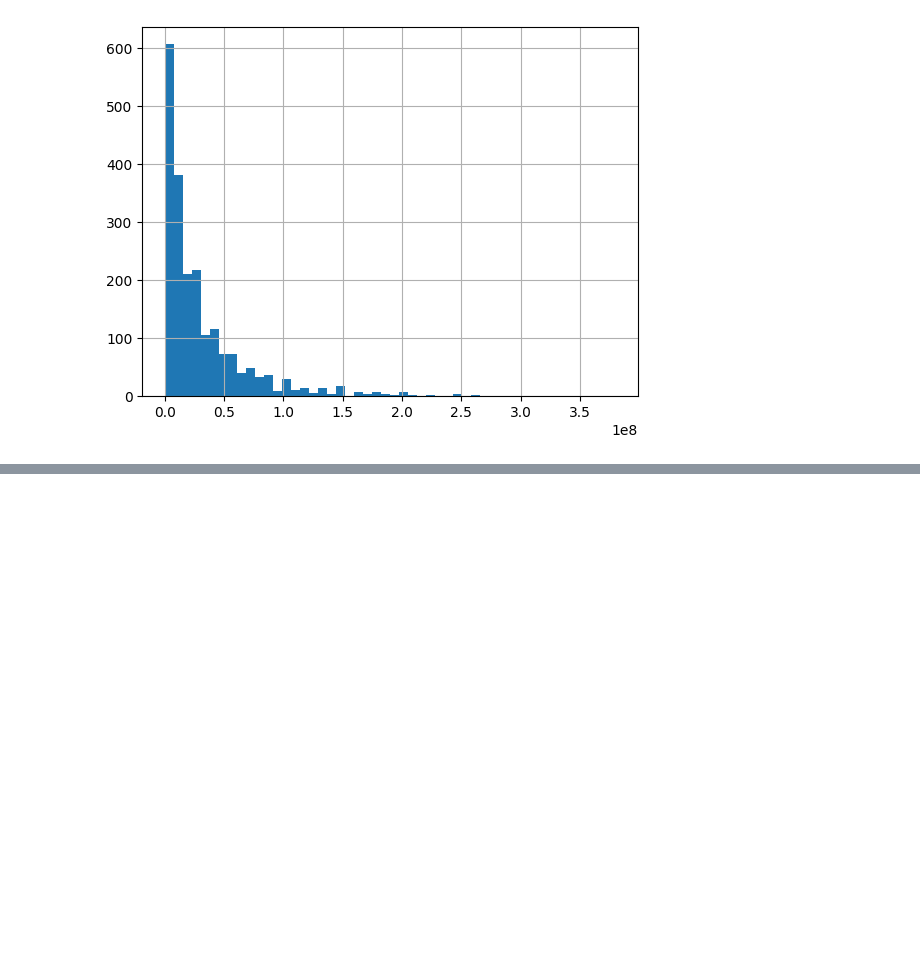
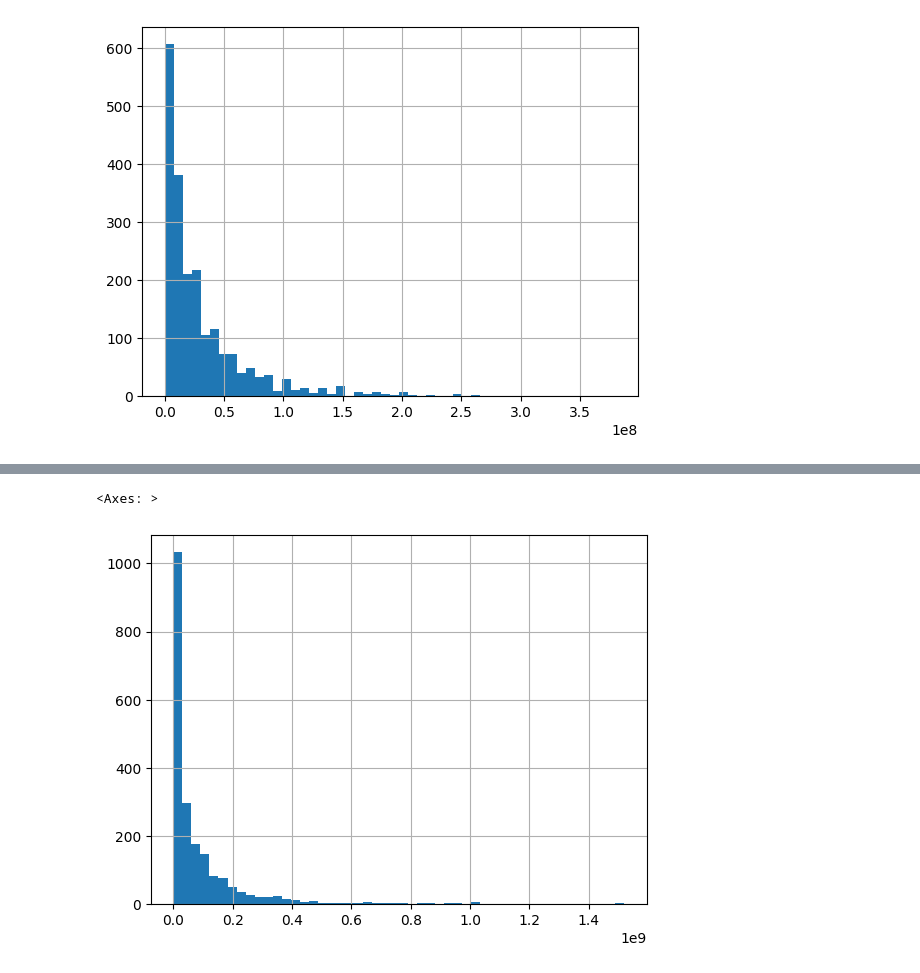
Before and after one commit to cdalexander/Movie_Webscraper, a Jupyter notebook: sample_data/dataAnalysis.ipynb, the cells around one changed output, grey strips where cells are left out. Saved outputs shown, nothing was run; the diff lists cells and outputs as text; code cells hidden in the pictures; blank space fills up the shorter version.

```diff
--- a/sample_data/dataAnalysis.ipynb
+++ b/sample_data/dataAnalysis.ipynb
@@ -134,0 +146,5 @@ TypeError: loop of ufunc does not support argument 0 of type int which has no ca
+# %%
+train_data['revenue'].hist(bins=50)
+# %% [output]
+<Axes: >
+[figure, added]
```
Also changed, not shown: parts of 4 cells of this notebook.
